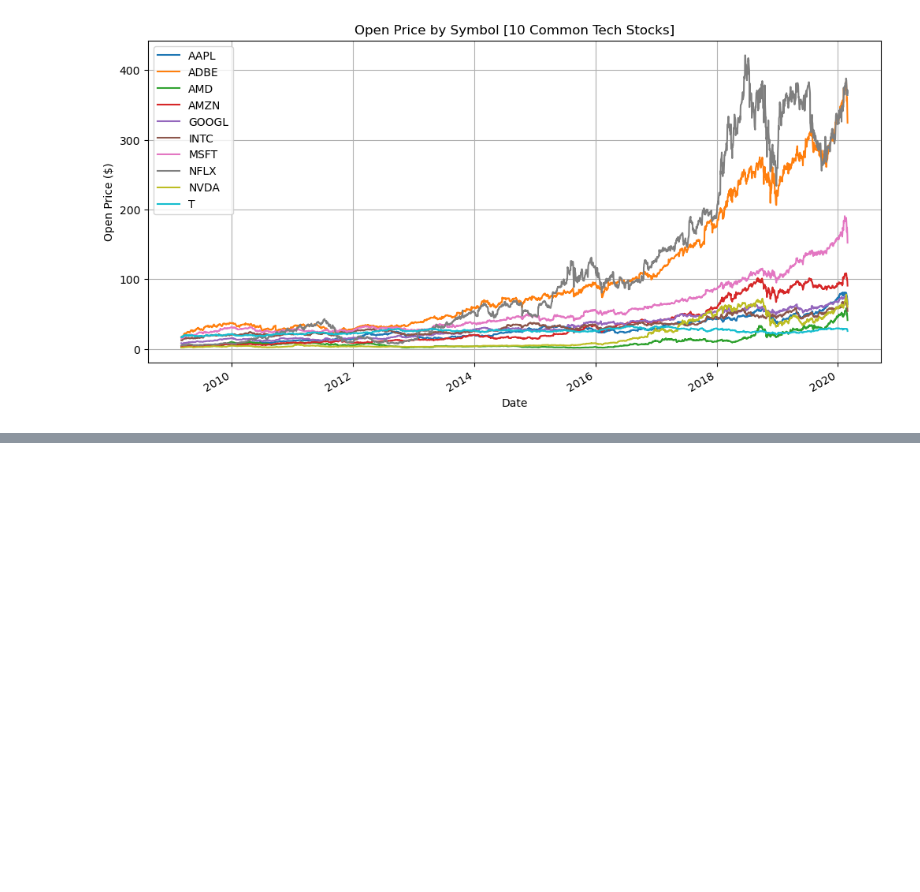
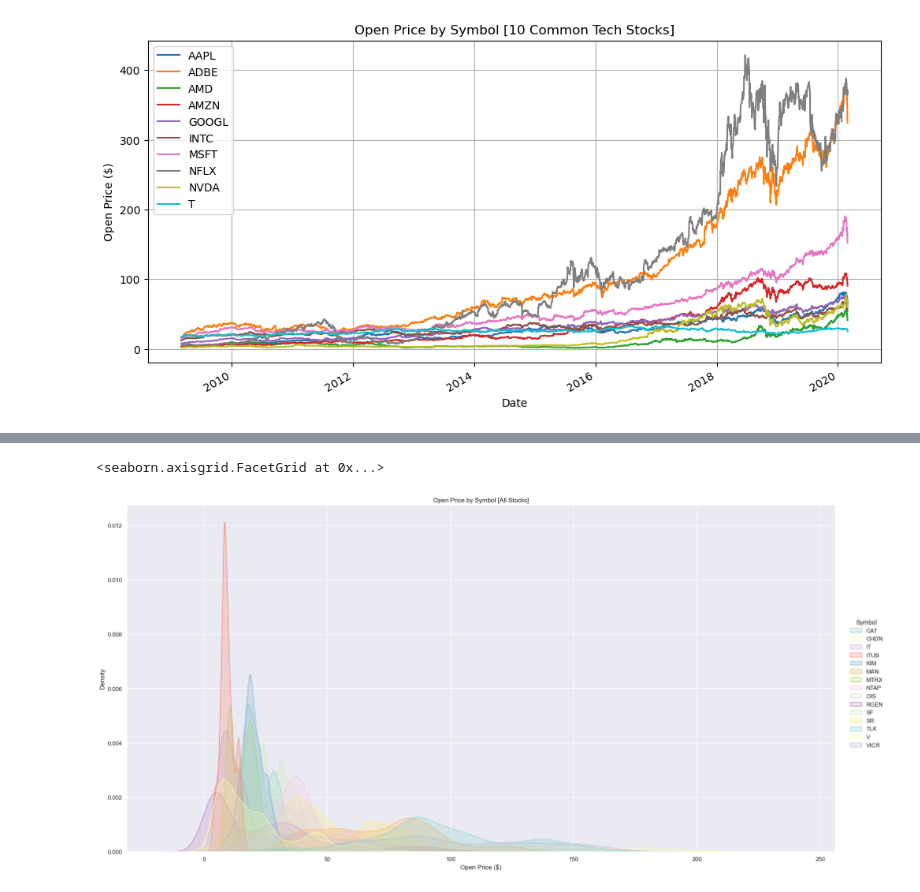
Before and after one commit to justinyang333/Stock-Prediction-Project, a Jupyter notebook: eda/eda.ipynb, the cells around one changed output, grey strips where cells are left out. Cells and saved outputs as stored; diff of their text form; code cells hidden in the pictures; blank space fills up the shorter version.

```diff
--- a/eda/eda.ipynb
+++ b/eda/eda.ipynb
@@ -95,0 +123,5 @@ Name: Open, dtype: object
+# %%
+sns.displot(data=df[df["Symbol"].isin(sample)], x="Open", hue="Symbol", kind="kde", fill=True, palette="Set3", height=10, aspect=2).set(title="Open Price by Symbol [All Stocks]", xlabel="Open Price ($)", ylabel="Density")
+# %% [output]
+<seaborn.axisgrid.FacetGrid at 0x...>
+[figure, added]
```
Also changed, not shown: parts of 8 cells of this notebook, 3 other files.
